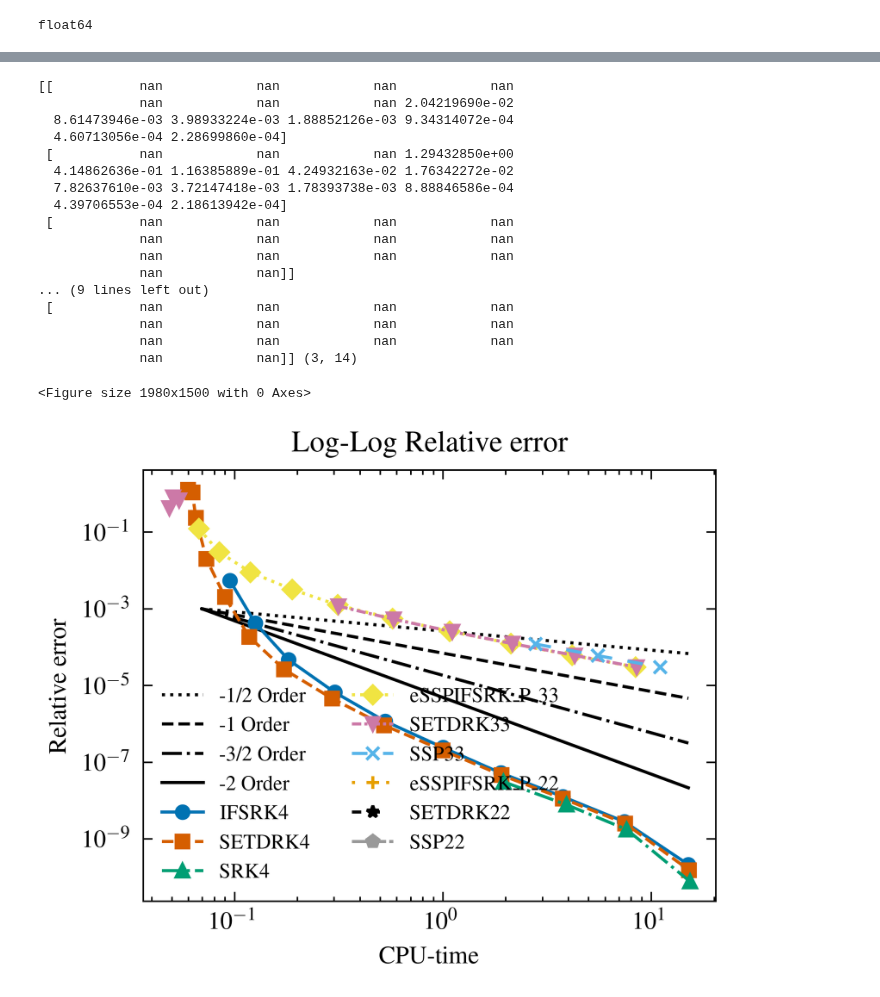
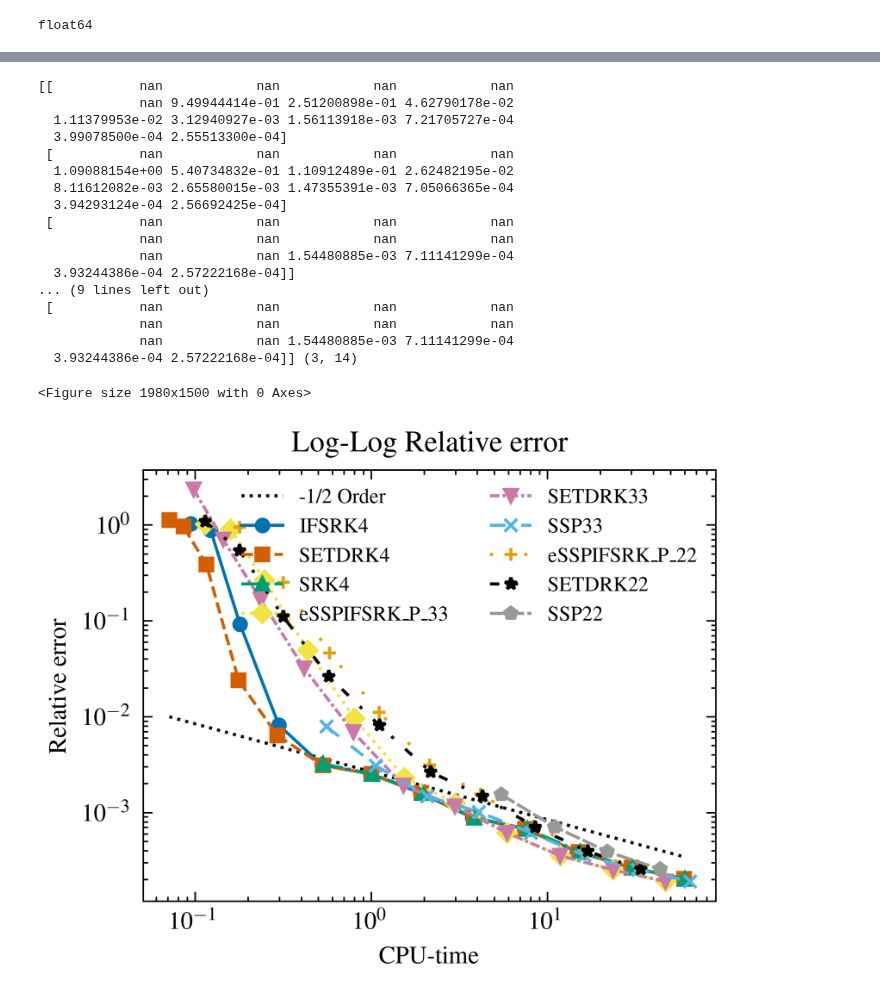
Before and after one commit to jameswoodfield/Particle_Filter, a Jupyter notebook: examples/Example_12_KDV_G_cpu_time.ipynb, the cells around one changed output, grey strips where cells are left out. Saved outputs shown, nothing was run; the diff lists cells and outputs as text; code cells hidden in the pictures.

```diff
--- a/examples/Example_12_KDV_G_cpu_time.ipynb
+++ b/examples/Example_12_KDV_G_cpu_time.ipynb
@@ -292,21 +278,18 @@ plt.style.use(['science','ieee'])
 #dt = cpu_times_array#1e-3*np.asarray([2**-i for i in range(0,max_number)])
 methods = ['Dealiased_eSSPIFSRK_P_33','Dealiased_SETDRK33','Dealiased_SSP33']
 
-values = array
-print(values)
-print(values.shape)
-values = array
-print(values,values.shape)
-a = cpu_times_array[0,0]
-v= 1e-2
+values = total_array[3:6,:]
+cpu_times_array_2 = total_cpu_array[3:6, :]
+print(total_cpu_array)
+# v= 1e-2
 plt.figure()
 #plt.scatter(a,0.1, color='r', label='point')
 # Mask values greater than 1 before plotting
 # values = np.where(values > 2, np.nan, values)
-plt.loglog(cpu_times_array_2[0,:],(cpu_times_array_2[0,:]**-0.5)/(a**-0.5)*v, linestyle=':', color='k', label=r'-1/2 Order')
-plt.loglog(cpu_times_array_2[0,:],(cpu_times_array_2[0,:]**-1)/(a**-1)*v, linestyle='--', color='k', label=r'-1 Order')
-plt.loglog(cpu_times_array_2[0,:],(cpu_times_array_2[0,:]**-1.5)/(a**-1.5)*v, linestyle='-.', color='k', label=r'-3/2 Order')
-plt.loglog(cpu_times_array_2[0,:],(cpu_times_array_2[0,:]**-2)/(a**-2)*v, linestyle='-', color='k', label=r'-2 Order')
+# plt.loglog(cpu_times_array_2[0,:],(cpu_times_array_2[0,:]**-0.5)/(a**-0.5)*v, linestyle=':', color='k', label=r'-1/2 Order')
+# plt.loglog(cpu_times_array_2[0,:],(cpu_times_array_2[0,:]**-1)/(a**-1)*v, linestyle='--', color='k', label=r'-1 Order')
+# plt.loglog(cpu_times_array_2[0,:],(cpu_times_array_2[0,:]**-1.5)/(a**-1.5)*v, linestyle='-.', color='k', label=r'-3/2 Order')
+# plt.loglog(cpu_times_array_2[0,:],(cpu_times_array_2[0,:]**-2)/(a**-2)*v, linestyle='-', color='k', label=r'-2 Order')
 
 marker_list = ['o', 's', '^', 'D', 'v', 'x', '+', '*', 'p', 'H', 'd', 'X']
 color_list = ['b', 'g', 'r', 'c', 'm', 'y']
@@ -314,7 +297,7 @@ color_list = ['b', 'g', 'r', 'c', 'm', 'y']
 for j, method in enumerate(methods):
     marker = marker_list[j % len(marker_list)]
     color = color_list[j % len(color_list)]
-    plt.loglog(cpu_times_array_2[j,:], total_array[j+3, :], marker=marker,color=color, linestyle='-', label=f'{method.replace("Dealiased_", "")}', markerfacecolor='none')
+    plt.loglog(cpu_times_array_2[j,:], values[j,:], marker=marker,color=color, linestyle='-', label=f'{method.replace("Dealiased_", "")}', markerfacecolor='none')
 
 plt.xlabel(f'CPU time')
 plt.ylabel('Relative error')
@@ -506,22 +483,22 @@ methods = ['Dealiased_IFSRK4','Dealiased_SETDRK4','Dealiased_SRK4',
            'Dealiased_eSSPIFSRK_P_33','Dealiased_SETDRK33','Dealiased_SSP33',
            'Dealiased_eSSPIFSRK_P_22','Dealiased_SETDRK22','Dealiased_SSP22']
 max_number = 14
-dt = 1e-3*np.asarray([2**-i for i in range(0,max_number)])
+dt = 0.01*np.asarray([2**-i for i in range(0,max_number)])
 values = array
 print(values)
 print(values.shape)
 values = array
 print(values,values.shape)
-a = cpu_times_array[0,0]#
-v= 1e-3#
+a = cpu_times_array[0,0]*4#
+v= 5e-3#
 plt.figure()
 #plt.scatter(a,0.1, color='r', label='point')
 # Mask values greater than 1 before plotting
 values = np.where(values > 1, np.nan, values)
 plt.loglog(cpu_times_array[0,:],(cpu_times_array[0,:]**-0.5)/(a**-0.5)*v, linestyle=':', color='k', label=r'-1/2 Order')
-plt.loglog(cpu_times_array[0,:],(cpu_times_array[0,:]**-1)/(a**-1)*v, linestyle='--', color='k', label=r'-1 Order')
-plt.loglog(cpu_times_array[0,:],(cpu_times_array[0,:]**-1.5)/(a**-1.5)*v, linestyle='-.', color='k', label=r'-3/2 Order')
-plt.loglog(cpu_times_array[0,:],(cpu_times_array[0,:]**-2)/(a**-2)*v, linestyle='-', color='k', label=r'-2 Order')
+# plt.loglog(cpu_times_array[0,:],(cpu_times_array[0,:]**-1)/(a**-1)*v, linestyle='--', color='k', label=r'-1 Order')
+# plt.loglog(cpu_times_array[0,:],(cpu_times_array[0,:]**-1.5)/(a**-1.5)*v, linestyle='-.', color='k', label=r'-3/2 Order')
+# plt.loglog(cpu_times_array[0,:],(cpu_times_array[0,:]**-2)/(a**-2)*v, linestyle='-', color='k', label=r'-2 Order')
 
 
 marker_list = ['o', 's', '^', 'D', 'v', 'x', '+', '*', 'p']
@@ -538,45 +515,45 @@ color_list = [
     "#999999"   # Grey
 ]
 #color_list = ["#0d23e8", "#32e80d", "#e81c0d", "#0da6e8", "#c4e80d", "#e85a0d",  "#24a3a5", "#98a524", "#a0792c"]
 linestyle_list = ['-', '--', '-.', ':', (0, (3, 1, 1, 1)), (0, (5, 5)), (0, (1, 10)), (0, (3, 5, 1, 5)), (0, (5, 1))]
 # In matplotlib, the marker for an upward-pointing triangle is '^'
 for j, method in enumerate(methods):
     marker = marker_list[j % len(marker_list)]
     color = color_list[j % len(color_list)]
     linestyle = linestyle_list[j % len(linestyle_list)]
     plt.loglog(total_cpu_array[j,:], total_array[j, :], marker=marker, color=color, linestyle=linestyle, label=f'{method.replace("Dealiased_", "")}',  markersize=4)
     #plt.loglog(dt, total_array[j, :], marker=marker,color=color, linestyle=linestyle, label=f'{method.replace("Dealiased_", "")}')
 
 plt.xlabel('CPU-time')
 plt.ylabel('Relative error')
 plt.title('Log-Log Relative error')
 #plt.grid(True, which="both", ls="--")
 plt.legend()
 plt.legend(fontsize='small', loc='best', ncol=2)
 #plt.grid(True, which="both", ls="--")
 
 plt.savefig('/Users/jmw/Documents/GitHub/Particle_Filter/Saving/EX5_G_cpu_time_Allatty.png',bbox_inches='tight',dpi=300)
 plt.show()
 # %% [output]
 [[           nan            nan            nan            nan
-             nan            nan            nan 2.04219690e-02
-  8.61473946e-03 3.98933224e-03 1.88852126e-03 9.34314072e-04
-  4.60713056e-04 2.28699860e-04]
- [           nan            nan            nan 1.29432850e+00
-  4.14862636e-01 1.16385889e-01 4.24932163e-02 1.76342272e-02
-  7.82637610e-03 3.72147418e-03 1.78393738e-03 8.88846586e-04
-  4.39706553e-04 2.18613942e-04]
+             nan 9.49944414e-01 2.51200898e-01 4.62790178e-02
+  1.11379953e-02 3.12940927e-03 1.56113918e-03 7.21705727e-04
+  3.99078500e-04 2.55513300e-04]
+ [           nan            nan            nan            nan
+  1.09088154e+00 5.40734832e-01 1.10912489e-01 2.62482195e-02
+  8.11612082e-03 2.65580015e-03 1.47355391e-03 7.05066365e-04
+  3.94293124e-04 2.56692425e-04]
  [           nan            nan            nan            nan
              nan            nan            nan            nan
-             nan            nan            nan            nan
-             nan            nan]]
+             nan            nan 1.54480885e-03 7.11141299e-04
+  3.93244386e-04 2.57222168e-04]]
 ... (9 lines left out)
  [           nan            nan            nan            nan
              nan            nan            nan            nan
-             nan            nan            nan            nan
-             nan            nan]] (3, 14)
+             nan            nan 1.54480885e-03 7.11141299e-04
+  3.93244386e-04 2.57222168e-04]] (3, 14)
 <Figure size 1980x1500 with 0 Axes>
-[figure, old version]
+[figure, new version]
 # %%
 import numpy as np
 import matplotlib.pyplot as plt
```
Also changed, not shown: parts of 8 cells of this notebook, 16 other files.
